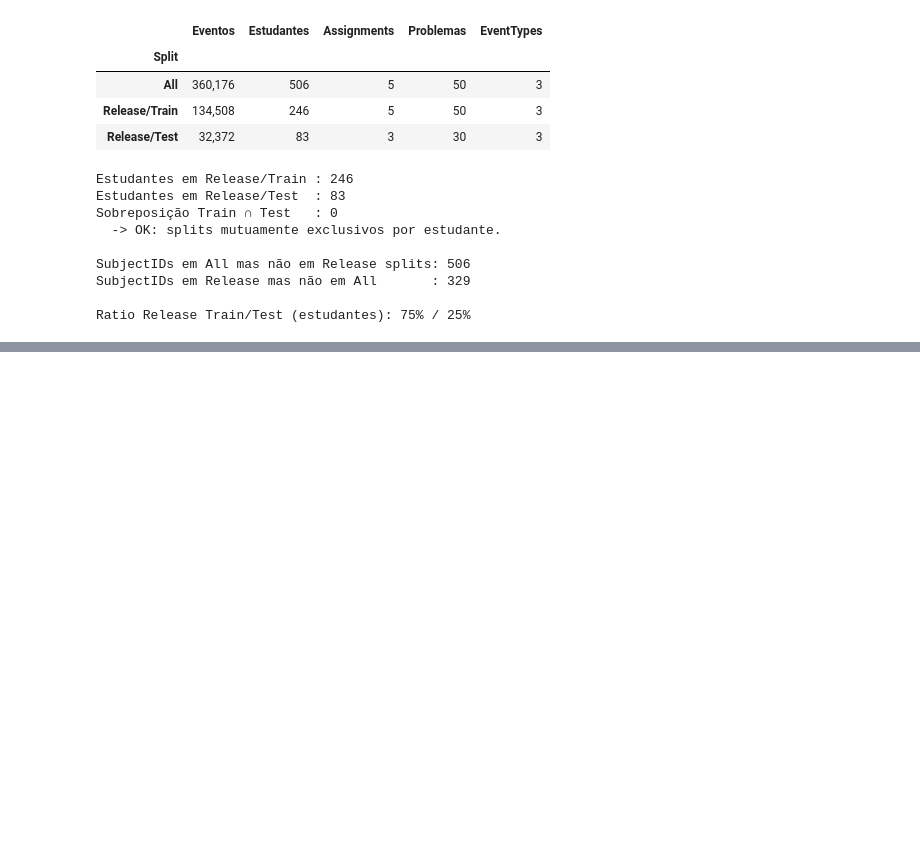
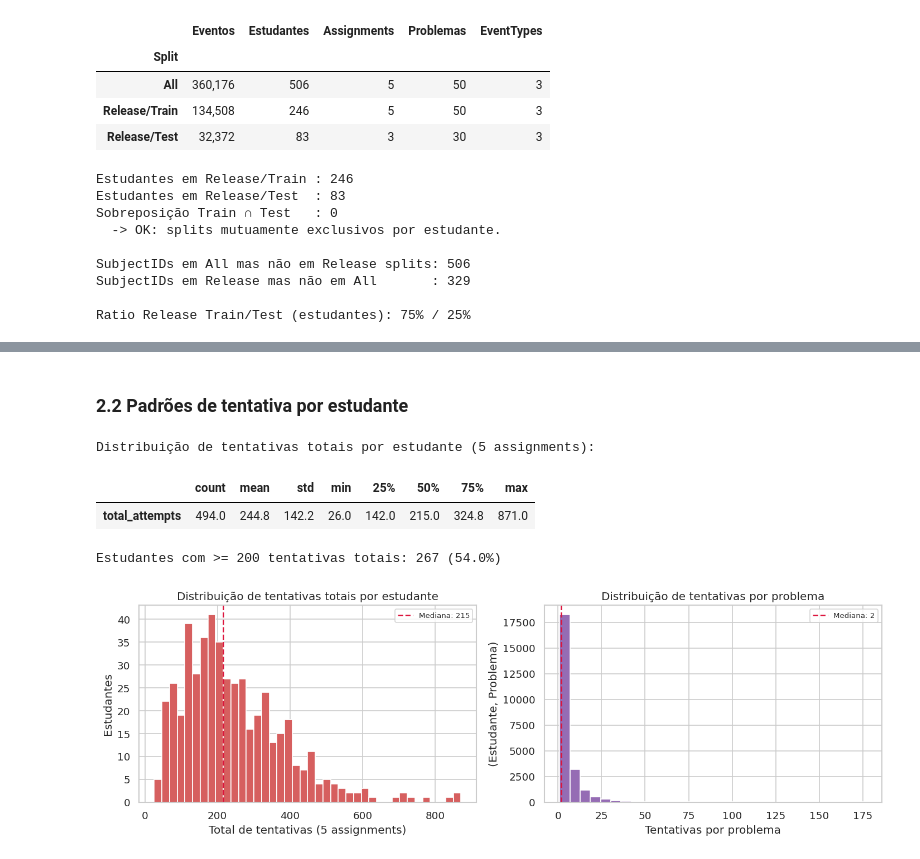
Before and after one commit to scuiki/tcc.edm.kt, a Jupyter notebook: notebooks/01_eda.ipynb, the cells around one changed output, grey strips where cells are left out. Saved outputs shown, nothing was run; the diff lists cells and outputs as text; code cells hidden in the pictures; blank space fills up the shorter version.

```diff
--- a/notebooks/01_eda.ipynb
+++ b/notebooks/01_eda.ipynb
@@ -217,0 +560,41 @@ Ratio Release Train/Test (estudantes): 75% / 25%
+# %% [markdown]
+### 2.2 Padrões de tentativa por estudante
+# %%
+# Usando all_labels (early + late) para cobrir todos os 5 assignments
+attempts_per_student = all_labels.groupby('SubjectID')['Attempts'].sum().rename('total_attempts')
+
+print('Distribuição de tentativas totais por estudante (5 assignments):')
+display(attempts_per_student.describe().rename('total_attempts').to_frame().T.round(1))
+
+outlier_thresh = 200
+outliers = (attempts_per_student >= outlier_thresh).sum()
+print(f'\nEstudantes com >= {outlier_thresh} tentativas totais: {outliers} '
+      f'({outliers / len(attempts_per_student) * 100:.1f}%)')
+
+fig, axes = plt.subplots(1, 2, figsize=(12, 4))
+
+axes[0].hist(attempts_per_student, bins=40, color=sns.color_palette('muted')[3], edgecolor='white')
+axes[0].axvline(attempts_per_student.median(), color='crimson', linestyle='--',
+                label=f'Mediana: {attempts_per_student.median():.0f}')
+axes[0].set_xlabel('Total de tentativas (5 assignments)')
+axes[0].set_ylabel('Estudantes')
+axes[0].set_title('Distribuição de tentativas totais por estudante')
+axes[0].legend(fontsize=8)
+
+attempts_per_problem = all_labels['Attempts']
+axes[1].hist(attempts_per_problem, bins=30, color=sns.color_palette('muted')[4], edgecolor='white')
+axes[1].axvline(attempts_per_problem.median(), color='crimson', linestyle='--',
+                label=f'Mediana: {attempts_per_problem.median():.0f}')
+axes[1].set_xlabel('Tentativas por problema')
+axes[1].set_ylabel('(Estudante, Problema)')
+axes[1].set_title('Distribuição de tentativas por problema')
+axes[1].legend(fontsize=8)
+
+plt.tight_layout()
+plt.show()
+# %% [output]
+Distribuição de tentativas totais por estudante (5 assignments):
+|  | count | mean | std | min | 25% | 50% | 75% | max |
+| total_attempts | 494.0 | 244.8 | 142.2 | 26.0 | 142.0 | 215.0 | 324.8 | 871.0 |
+Estudantes com >= 200 tentativas totais: 267 (54.0%)
+[figure, added]
```
Also changed, not shown: parts of 27 cells of this notebook, 5 other files.
